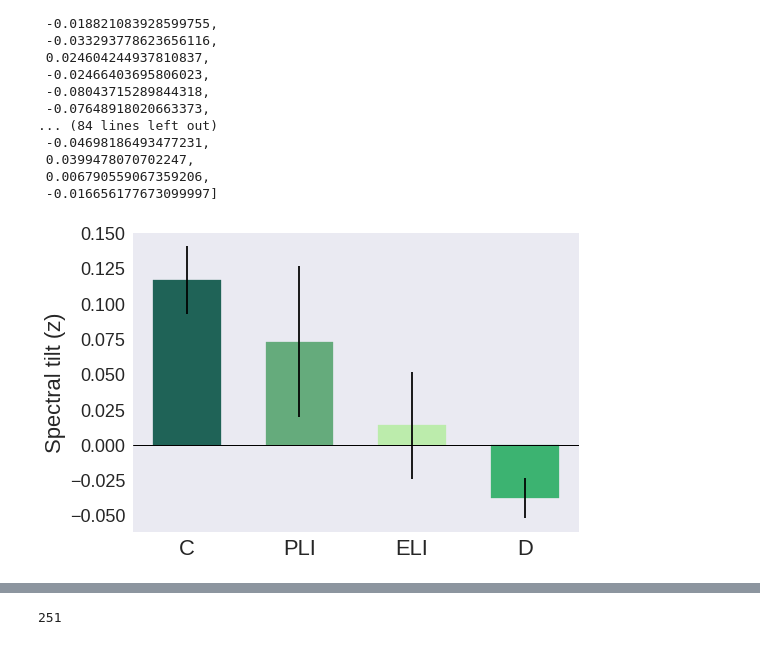
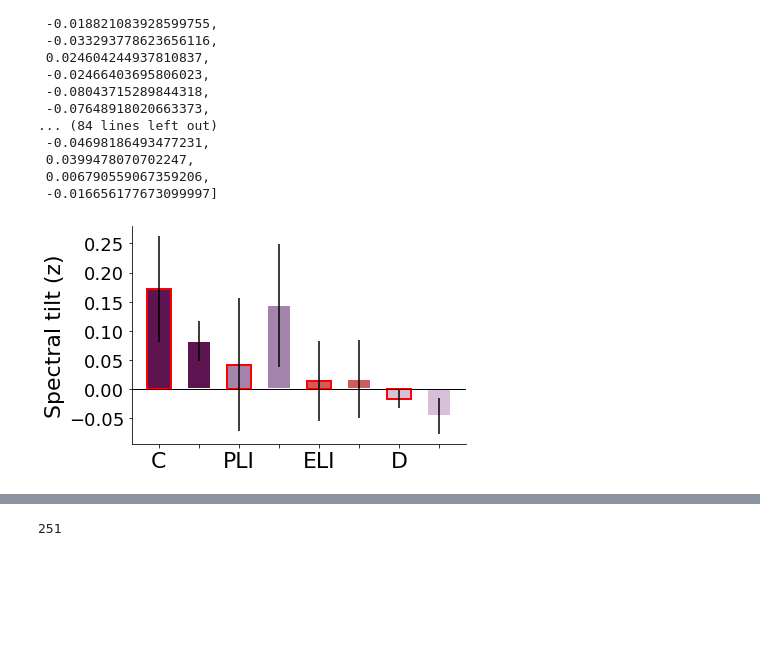
Before and after one commit to NoaHerz/Mental_health, a Jupyter notebook: tilt_analysis.ipynb, the cells around one changed output, grey strips where cells are left out. Cells and saved outputs as stored; diff of their text form; code cells hidden in the pictures; blank space fills up the shorter version.

```diff
--- a/tilt_analysis.ipynb
+++ b/tilt_analysis.ipynb
@@ -3569,23 +3614,33 @@ def events_avg(event_type):
 # %%
 # Compute mean and ste of ** spectral-tilt ** for each event type (and for both semantic related and nonrelated intrusions)
 # Correct-recall:
-avg_mean_correct_recall, ste_mean_correct_recall = events_avg(correct_recall_mean_tilt)
+high_avg_mean_correct_recall, high_ste_mean_correct_recall = events_avg(high_correct_recall_mean_tilt)
+low_avg_mean_correct_recall, low_ste_mean_correct_recall = events_avg(low_correct_recall_mean_tilt)
+
 # avg_mean_correct_recall_nonrelated, ste_mean_correct_recall_nonrelated = events_avg(correct_recall_mean_tilt_nonrelated)
 # avg_mean_correct_recall_related, ste_mean_correct_recall_related = events_avg(correct_recall_mean_tilt_related)
 # Intrusion:
-avg_mean_intrusion, ste_mean_intrusion = events_avg(intrusion_mean_tilt)
+high_avg_mean_intrusion, high_ste_mean_intrusion = events_avg(high_intrusion_mean_tilt)
+low_avg_mean_intrusion, low_ste_mean_intrusion = events_avg(low_intrusion_mean_tilt)
+
 # avg_mean_intrusion_nonrelated, ste_mean_intrusion_nonrelated = events_avg(intrusion_mean_tilt_nonrelated)
 # avg_mean_intrusion_related, ste_mean_intrusion_related = events_avg(intrusion_mean_tilt_related)
 # Deliberation:
-avg_mean_deliberation, ste_mean_deliberation = events_avg(deliberation_mean_tilt)
+high_avg_mean_deliberation, high_ste_mean_deliberation = events_avg(high_deliberation_mean_tilt)
+low_avg_mean_deliberation, low_ste_mean_deliberation = events_avg(low_deliberation_mean_tilt)
+
 # avg_mean_deliberation_nonrelated, ste_mean_deliberation_nonrelated = events_avg(deliberation_mean_tilt_nonrelated)
 # avg_mean_deliberation_related, ste_mean_deliberation_related = events_avg(deliberation_mean_tilt_related)
 # PLI:
-avg_mean_PLI, ste_mean_PLI = events_avg(PLI_mean_tilt)
+high_avg_mean_PLI, high_ste_mean_PLI = events_avg(high_PLI_mean_tilt)
+low_avg_mean_PLI, low_ste_mean_PLI = events_avg(low_PLI_mean_tilt)
+
 # avg_mean_PLI_nonrelated, ste_mean_PLI_nonrelated = events_avg(PLI_mean_tilt_nonrelated)
 # avg_mean_PLI_related, ste_mean_PLI_related = events_avg(PLI_mean_tilt_related)
 # ELI:
-avg_mean_ELI, ste_mean_ELI = events_avg(ELI_mean_tilt)
+high_avg_mean_ELI, high_ste_mean_ELI = events_avg(high_ELI_mean_tilt)
+low_avg_mean_ELI, low_ste_mean_ELI = events_avg(low_ELI_mean_tilt)
+
 # avg_mean_ELI_nonrelated, ste_mean_ELI_nonrelated = events_avg(ELI_mean_tilt_nonrelated)
 # avg_mean_ELI_related, ste_mean_ELI_related = events_avg(ELI_mean_tilt_related)
 # %%
@@ -3635,25 +3693,33 @@ fig_path='/home1/noaherz/Mental_health/results/FR1/hipp_pre_vocalization/figures
 # plot all data
 
 # error = [ste_mean_correct_recall,ste_mean_intrusion,ste_mean_PLI,ste_mean_ELI,ste_mean_deliberation]
-error = [ste_mean_correct_recall,ste_mean_PLI,ste_mean_ELI,ste_mean_deliberation]
+error = [high_ste_mean_correct_recall,low_ste_mean_correct_recall,high_ste_mean_PLI,low_ste_mean_PLI,high_ste_mean_ELI,low_ste_mean_ELI,high_ste_mean_deliberation,low_ste_mean_deliberation]
 
 fig=plt.figure()
 # h=plt.bar([0,1,2,3,4],[avg_mean_correct_recall,avg_mean_intrusion, avg_mean_PLI,avg_mean_ELI,avg_mean_deliberation],yerr=error,width=0.6,edgecolor='black')
-h=plt.bar([0,1,2,3],[avg_mean_correct_recall, avg_mean_PLI,avg_mean_ELI,avg_mean_deliberation],yerr=error,width=0.6,edgecolor='black')
+h=plt.bar([0,1,2,3,4,5,6,7],[high_avg_mean_correct_recall, low_avg_mean_correct_recall,high_avg_mean_PLI,low_avg_mean_PLI,high_avg_mean_ELI,low_avg_mean_ELI,high_avg_mean_deliberation,low_avg_mean_deliberation],yerr=error,width=0.6,edgecolor='black',linewidth=2)
 
 h[0].set_color(colors[0])
-# h[1].set_color(colors[1])
-h[1].set_color(colors[1])
-h[2].set_color(colors[2])
-h[3].set_color(colors[3])
-h[0].set_edgecolor(colors[0])
-# h[1].set_edgecolor(colors[1])
-h[1].set_edgecolor(colors[1])
-h[2].set_edgecolor(colors[2])
-h[3].set_edgecolor(colors[3])
+h[1].set_color(colors[0])
+h[2].set_color(colors[1])
+h[3].set_color(colors[1])
+h[4].set_color(colors[2])
+h[5].set_color(colors[2])
+h[6].set_color(colors[3])
+h[7].set_color(colors[3])
+
+h[0].set_edgecolor('r')
+h[1].set_edgecolor('w')
+h[2].set_edgecolor('r')
+h[3].set_edgecolor('w')
+h[4].set_edgecolor('r')
+h[5].set_edgecolor('w')
+h[6].set_edgecolor('r')
+h[7].set_edgecolor('w')
+
 # plt.xticks([0,1,2,3,4],['C','I','PLI','ELI','D'],fontsize=22, rotation=0)
-plt.xticks([0,1,2,3],['C','PLI','ELI','D'],fontsize=22, rotation=0)
-
+plt.xticks([0,1,2,3,4,5,6,7],['C','','PLI','','ELI','','D',''],fontsize=22, rotation=0)
+# plt.legend()
 plt.yticks(fontsize=18)
 # plt.ylim((-0.1,0.1))
 #plt.xlabel('Event type',fontsize=18)
@@ -3661,39 +3727,48 @@ plt.yticks(fontsize=18)
 plt.ylabel('Spectral tilt (z)',fontsize=22);
 
 plt.axhline(y=0,color='black',linewidth=1)
 plt.gca().spines['right'].set_color('none')
 plt.gca().spines['left'].set_color('k')
 plt.gca().spines['top'].set_color('none')
 plt.gca().spines['bottom'].set_color('k')#plt.box(on=None)
 plt.grid(False)
 
 savefig(f"{fig_path}/average_spectral_tilt_strength_ELI_PLI",transparent=True,bbox_inches='tight', pad_inches=0.08)
 # savefig('average_spectral_LFA2',transparent=True,bbox_inches='tight', pad_inches=0.08)
 
 
 # without PLIs and ELIs
-error = [ste_mean_correct_recall,ste_mean_intrusion,ste_mean_deliberation]
+error = [high_ste_mean_correct_recall,low_ste_mean_correct_recall,high_ste_mean_intrusion,low_ste_mean_intrusion,high_ste_mean_deliberation,low_ste_mean_deliberation]
 fig=plt.figure()
-h=plt.bar([0,1,2],[avg_mean_correct_recall,avg_mean_intrusion,avg_mean_deliberation],yerr=error,width=0.6,edgecolor='black')
+h=plt.bar([0,1,2,3,4,5],[high_avg_mean_correct_recall,low_avg_mean_correct_recall,high_avg_mean_intrusion,low_avg_mean_intrusion,high_avg_mean_deliberation,low_avg_mean_deliberation],yerr=error,width=0.6,edgecolor='black',linewidth=2)
 h[0].set_color(colors[0])#('k')
-h[1].set_color(colors[1])#('grey')
-h[2].set_color(colors[3])#('lightgrey')
-h[0].set_edgecolor(colors[0])
-h[1].set_edgecolor(colors[1])
-h[2].set_edgecolor(colors[3])
-plt.xticks([0,1,2],['C','I','D'],fontsize=22, rotation=0)
+h[1].set_color(colors[0])#('k')
+h[2].set_color(colors[1])#('grey')
+h[3].set_color(colors[1])#('grey')
+h[4].set_color(colors[2])#('lightgrey')
+h[5].set_color(colors[2])#('lightgrey')
+
+h[0].set_edgecolor('r')
+h[1].set_edgecolor('w')
+h[2].set_edgecolor('r')
+h[3].set_edgecolor('w')
+h[4].set_edgecolor('r')
+h[5].set_edgecolor('w')
+
+plt.xticks([0,1,2,3,4,5],['C','','I','','D',''],fontsize=22, rotation=0)
 plt.yticks(fontsize=18)
 #plt.xlabel('Event type',fontsize=18)
 # plt.ylabel('Spectral tilt',fontsize=22); plt.ylim((-0.2, 0.3))
 plt.ylabel('Spectral tilt',fontsize=22); plt.ylim((-0.2, 0.3))
 plt.axhline(y=0,color='black',linewidth=1)
 plt.gca().spines['right'].set_color('none')
 plt.gca().spines['left'].set_color('k')
 plt.gca().spines['top'].set_color('none')
 plt.gca().spines['bottom'].set_color('k')
 plt.grid(False)
 
+savefig(f"{fig_path}/average_spectral_tilt_strength",transparent=True,bbox_inches='tight', pad_inches=0.08)
 # savefig('average_spectral_tilt_strength',transparent=True,bbox_inches='tight', pad_inches=0.08)
 # savefig('average_spectral_LFA',transparent=True,bbox_inches='tight', pad_inches=0.08)
 # %% [output]
-[figure, old version]
+[figure, new version]
```
Also changed, not shown: parts of 52 cells of this notebook, 34 other files.
